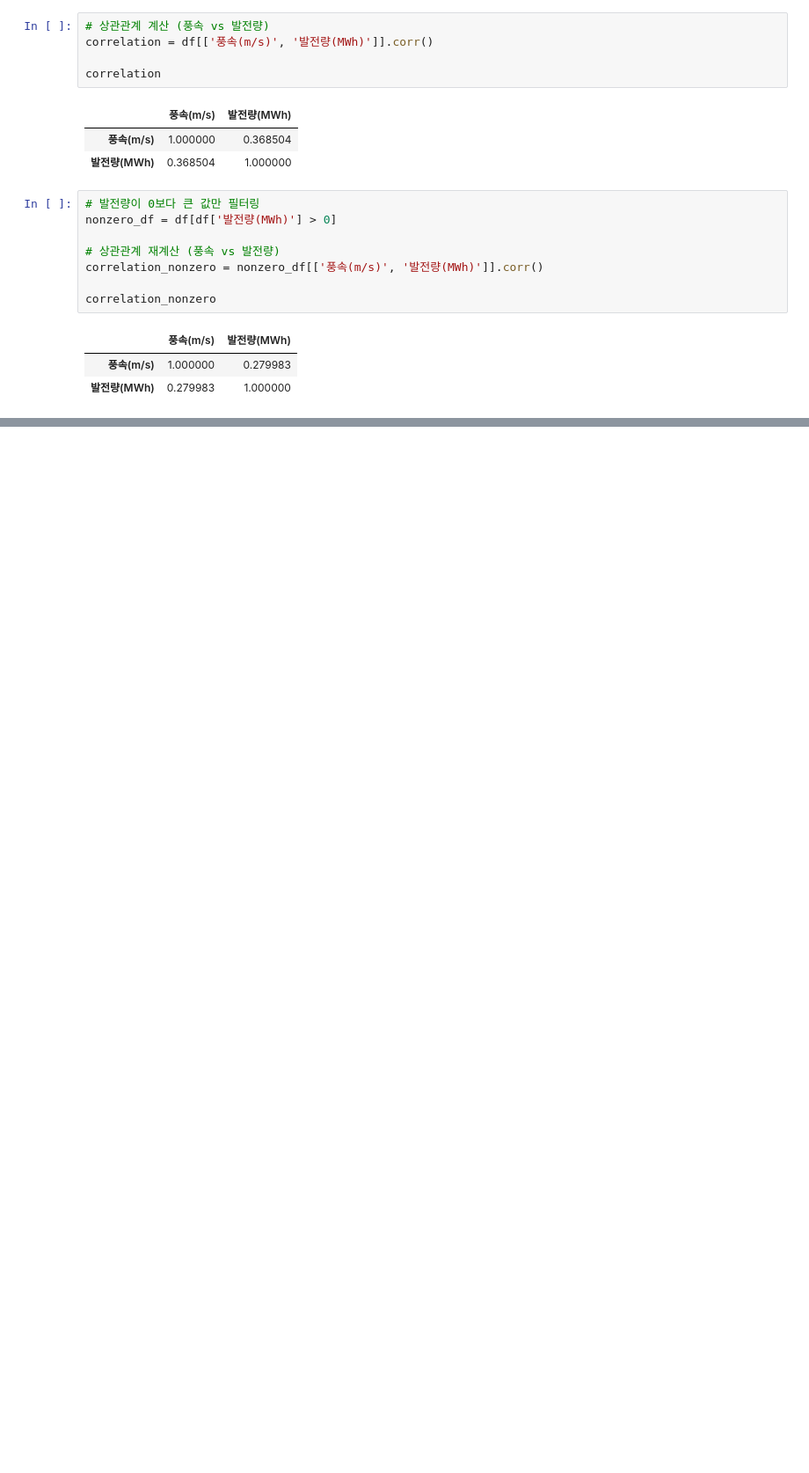
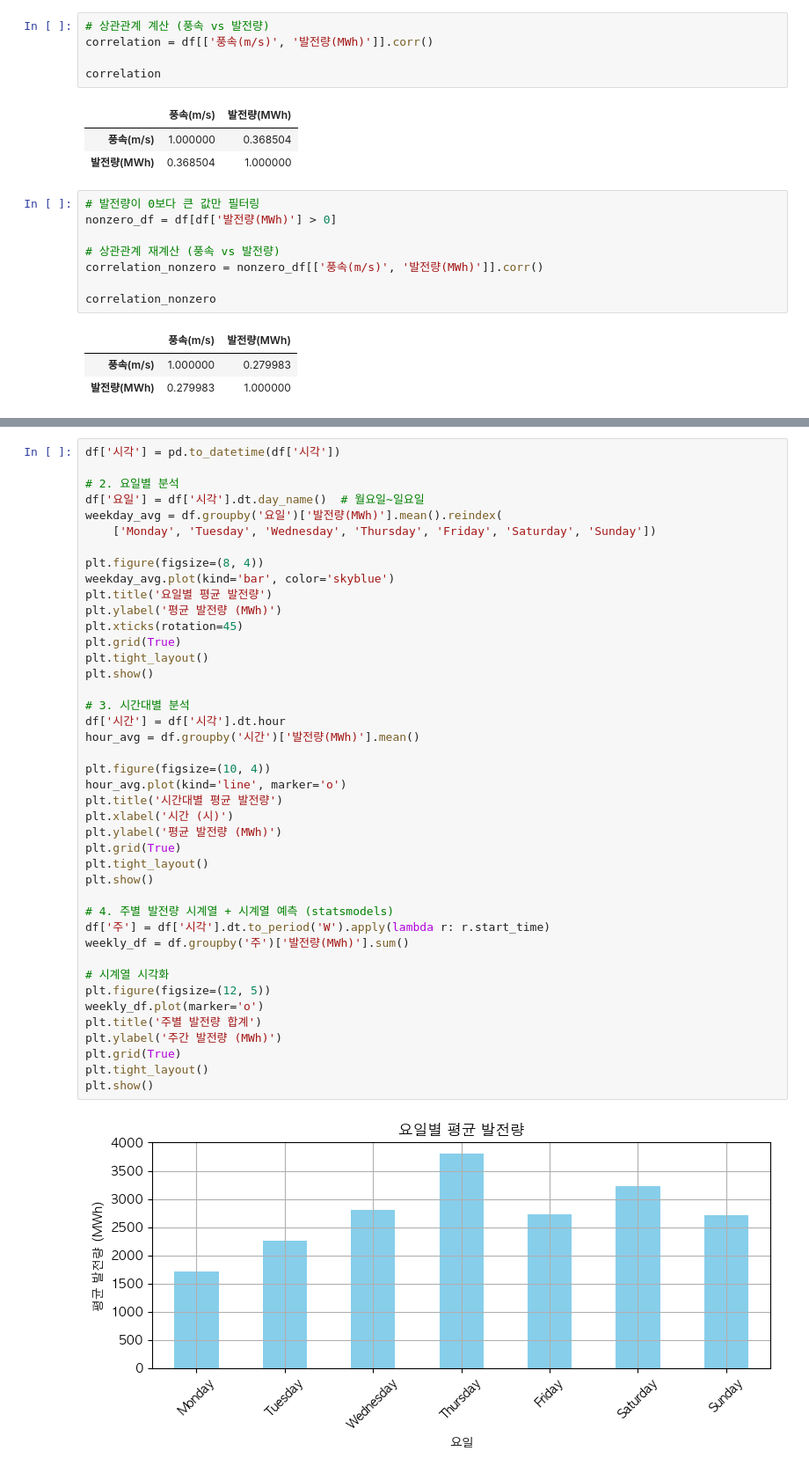
Before and after one commit to moool01/HIU_WIND, a Jupyter notebook: test.ipynb, the cells around one changed output, grey strips where cells are left out. Shown at 88% size. Drawn from its saved outputs; the diff is of its cells as text; blank space fills up the shorter version.

```diff
--- a/test.ipynb
+++ b/test.ipynb
@@ -71,0 +132,44 @@ correlation_nonzero
+# %%
+df['시각'] = pd.to_datetime(df['시각'])
+
+# 2. 요일별 분석
+df['요일'] = df['시각'].dt.day_name()  # 월요일~일요일
+weekday_avg = df.groupby('요일')['발전량(MWh)'].mean().reindex(
+    ['Monday', 'Tuesday', 'Wednesday', 'Thursday', 'Friday', 'Saturday', 'Sunday'])
+
+plt.figure(figsize=(8, 4))
+weekday_avg.plot(kind='bar', color='skyblue')
+plt.title('요일별 평균 발전량')
+plt.ylabel('평균 발전량 (MWh)')
+plt.xticks(rotation=45)
+plt.grid(True)
+plt.tight_layout()
+plt.show()
+
+# 3. 시간대별 분석
+df['시간'] = df['시각'].dt.hour
+hour_avg = df.groupby('시간')['발전량(MWh)'].mean()
+
+plt.figure(figsize=(10, 4))
+hour_avg.plot(kind='line', marker='o')
+plt.title('시간대별 평균 발전량')
+plt.xlabel('시간 (시)')
+plt.ylabel('평균 발전량 (MWh)')
+plt.grid(True)
+plt.tight_layout()
+plt.show()
+
+# 4. 주별 발전량 시계열 + 시계열 예측 (statsmodels)
+df['주'] = df['시각'].dt.to_period('W').apply(lambda r: r.start_time)
+weekly_df = df.groupby('주')['발전량(MWh)'].sum()
+
+# 시계열 시각화
+plt.figure(figsize=(12, 5))
+weekly_df.plot(marker='o')
+plt.title('주별 발전량 합계')
+plt.ylabel('주간 발전량 (MWh)')
+plt.grid(True)
+plt.tight_layout()
+plt.show()
+# %% [output]
+[figure, added]
```
Also changed, not shown: parts of 7 cells of this notebook.
